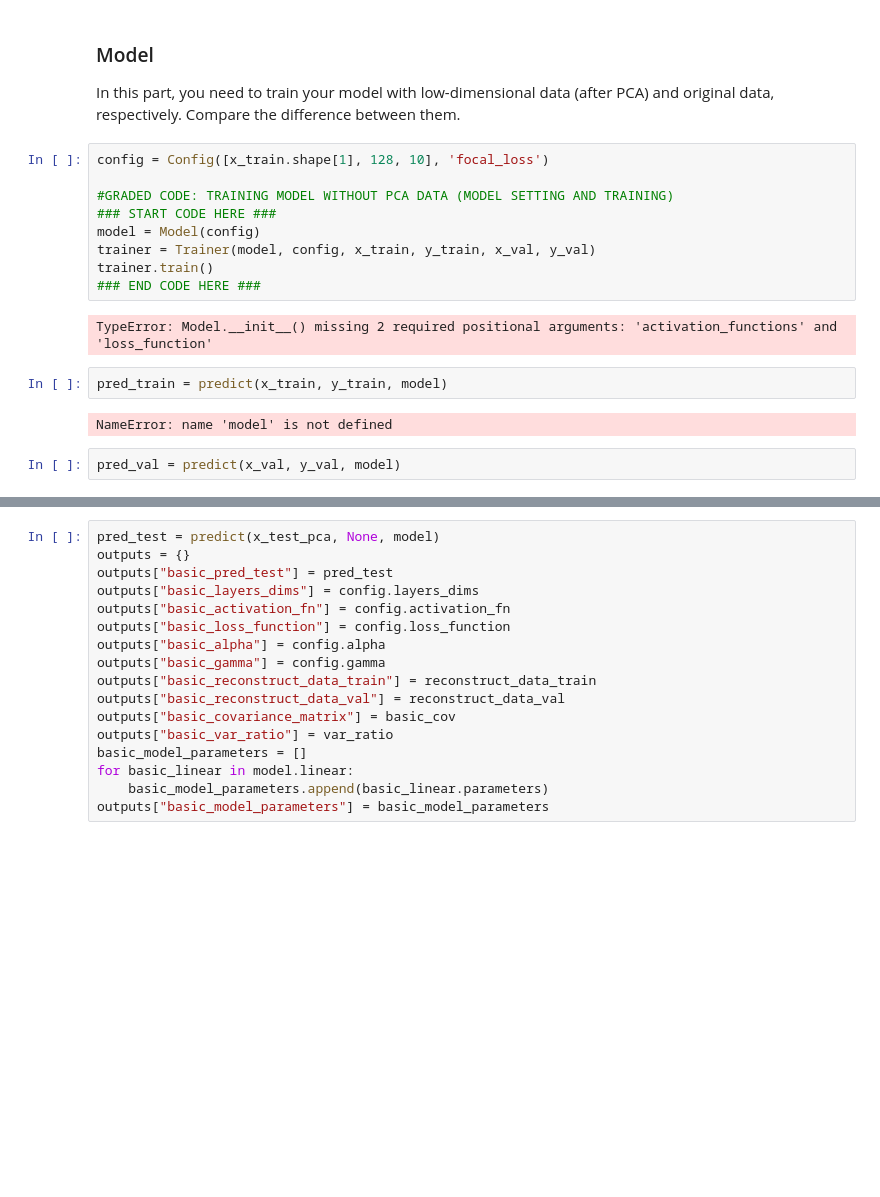
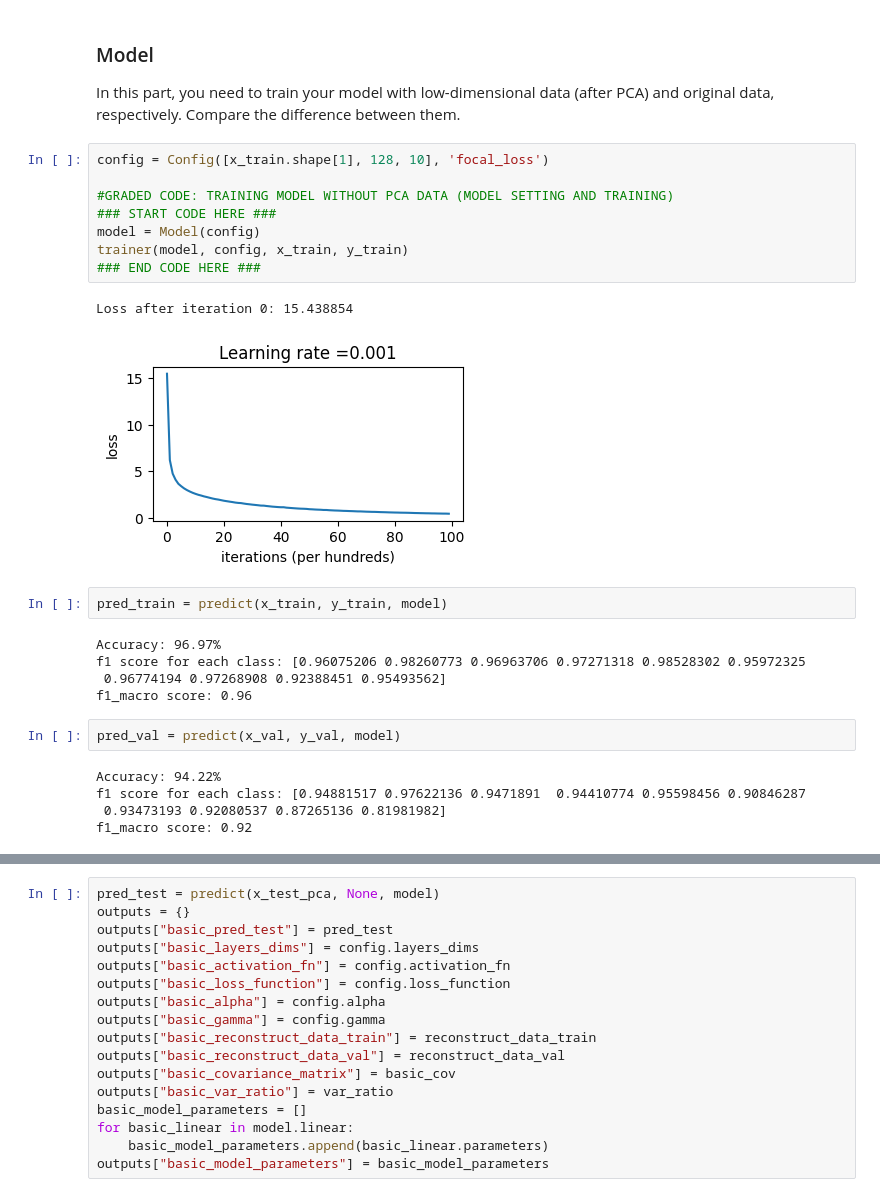
Before and after one commit to a20082307/ML_HW, a Jupyter notebook: HW4/HW4/HW4.ipynb, the cells around one changed output, grey strips where cells are left out. Drawn from its saved outputs; the diff is of its cells as text; blank space fills up the shorter version.

```diff
--- a/HW4/HW4/HW4.ipynb
+++ b/HW4/HW4/HW4.ipynb
@@ -202,20 +202,28 @@ In this part, you need to train your model with low-dimensional data (after PCA)
 # %%
 config = Config([x_train.shape[1], 128, 10], 'focal_loss')
 
 #GRADED CODE: TRAINING MODEL WITHOUT PCA DATA (MODEL SETTING AND TRAINING)
 ### START CODE HERE ###
 model = Model(config)
-trainer = Trainer(model, config, x_train, y_train, x_val, y_val)
-trainer.train()
+trainer(model, config, x_train, y_train)
 ### END CODE HERE ###
 # %% [output]
-TypeError: Model.__init__() missing 2 required positional arguments: 'activation_functions' and 'loss_function'
+Loss after iteration 0: 15.438854
+[figure, added]
 # %%
 pred_train = predict(x_train, y_train, model)
 # %% [output]
-NameError: name 'model' is not defined
+Accuracy: 96.97%
+f1 score for each class: [0.96075206 0.98260773 0.96963706 0.97271318 0.98528302 0.95972325
+ 0.96774194 0.97268908 0.92388451 0.95493562]
+f1_macro score: 0.96
 # %%
 pred_val = predict(x_val, y_val, model)
+# %% [output]
+Accuracy: 94.22%
+f1 score for each class: [0.94881517 0.97622136 0.9471891  0.94410774 0.95598456 0.90846287
+ 0.93473193 0.92080537 0.87265136 0.81981982]
+f1_macro score: 0.92
 # %%
 config = Config([n_components, 128, 10], 'focal_loss')
 
```
Also changed, not shown: parts of 4 cells of this notebook, 3 other files.
